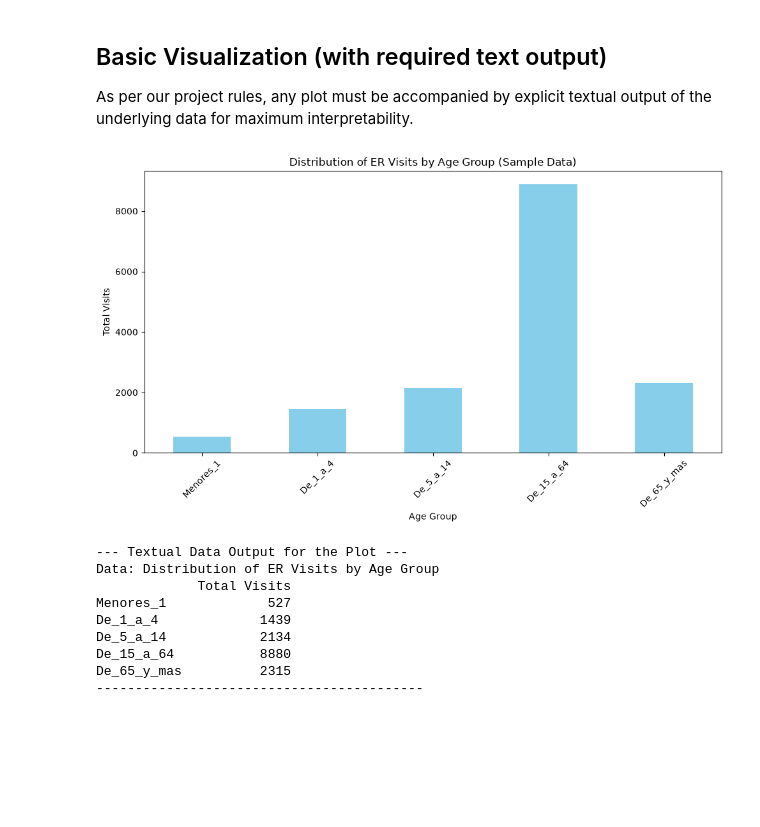
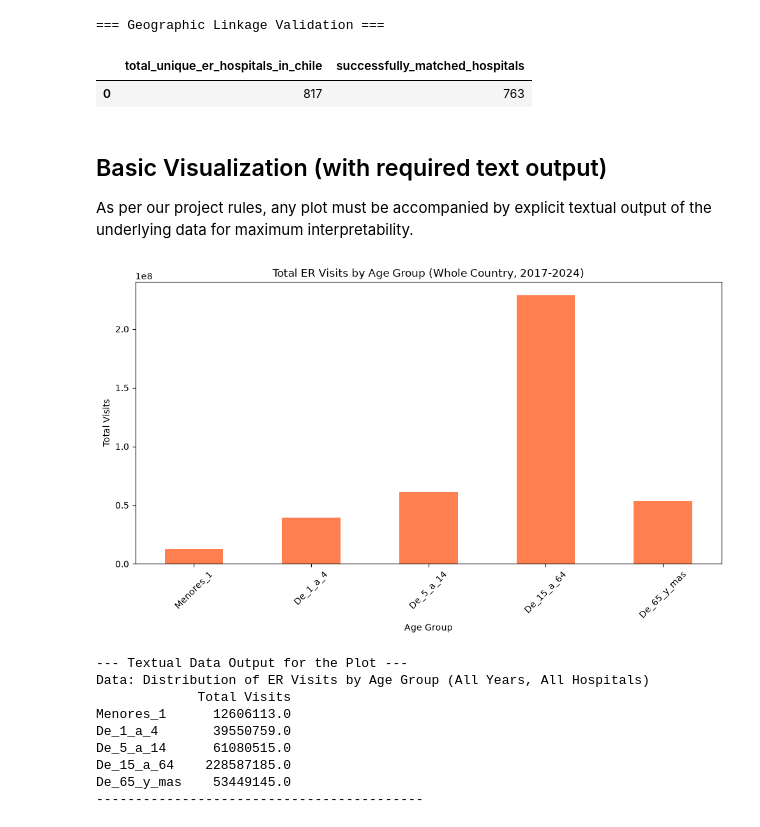
Before and after one commit to RicketyMajor/vitalflow, a Jupyter notebook: notebooks/01_data_exploration.ipynb, the cells around one changed output. Saved outputs shown, nothing was run; the diff lists cells and outputs as text; code cells hidden in the pictures; blank space fills up the shorter version.

Commit message:
feat: implement DuckDB out-of-core processing for whole country ER data

```diff
--- a/notebooks/01_data_exploration.ipynb
+++ b/notebooks/01_data_exploration.ipynb
@@ -97,0 +5,19 @@ Matches found in Hospital Catalog using CodigoAntiguo: 21
+# %%
+import duckdb
+import pandas as pd
+import matplotlib.pyplot as plt
+
+# 1. Query the whole dataset using DuckDB
+print("=== Total Country-Wide ER Visits (2017-2024) ===")
+
+query_total = """
+SELECT
+    SUM(Menores_1) as Menores_1,
+    SUM(De_1_a_4) as De_1_a_4,
+    SUM(De_5_a_14) as De_5_a_14,
+    SUM(De_15_a_64) as De_15_a_64,
+    SUM(De_65_y_mas) as De_65_y_mas
+FROM read_parquet('../data/processed/urgencias_parquet/*.parquet')
+"""
+df_totals = duckdb.query(query_total).df()
+display(df_totals)
@@ -98,37 +31,53 @@ Matches found in Hospital Catalog using CodigoAntiguo: 21
+# %%
+# Load hospitals into Pandas (safe for latin1 encoding)
+hospitals_path = '../data/raw/Atenciones de Urgencia/Establecimientos de Salud/establecimientos_20260714.csv'
+df_hosp = pd.read_csv(hospitals_path, sep=';', encoding='latin1')
+df_hosp['EstablecimientoCodigoAntiguo'] = df_hosp['EstablecimientoCodigoAntiguo'].astype(str)
+
+# Join Parquet with Pandas DataFrame via DuckDB
+query_hospitals = """
+SELECT
+    COUNT(DISTINCT u.IdEstablecimiento) as total_unique_er_hospitals_in_chile,
+    COUNT(DISTINCT h.EstablecimientoCodigoAntiguo) as successfully_matched_hospitals
+FROM read_parquet('../data/processed/urgencias_parquet/*.parquet') u
+LEFT JOIN df_hosp h
+ON u.IdEstablecimiento = h.EstablecimientoCodigoAntiguo
+"""
+df_hospitals_match = duckdb.query(query_hospitals).df()
+print("\n=== Geographic Linkage Validation ===")
+display(df_hospitals_match)
+# %% [output]
+=== Geographic Linkage Validation ===
+|  | total_unique_er_hospitals_in_chile | successfully_matched_hospitals |
+| 0 | 817 | 763 |
 # %% [markdown]
 ## Basic Visualization (with required text output)
 As per our project rules, any plot must be accompanied by explicit textual output of the underlying data for maximum interpretability.
 # %%
-# Group by age group to see distribution
-# Age columns: 'Menores_1', 'De_1_a_4', 'De_5_a_14', 'De_15_a_64', 'De_65_y_mas'
-age_columns = ['Menores_1', 'De_1_a_4', 'De_5_a_14', 'De_15_a_64', 'De_65_y_mas']
-
-# Sum the columns for our sample
-age_distribution = df_er[age_columns].sum()
-
 # Plotting the data
 plt.figure(figsize=(10, 6))
-age_distribution.plot(kind='bar', color='skyblue')
-plt.title('Distribution of ER Visits by Age Group (Sample Data)')
+totals_series = df_totals.iloc[0]
+totals_series.plot(kind='bar', color='coral')
+plt.title('Total ER Visits by Age Group (Whole Country, 2017-2024)')
 plt.xlabel('Age Group')
 plt.ylabel('Total Visits')
 plt.xticks(rotation=45)
 plt.tight_layout()
 plt.show()
 
 # REQUIRED TEXT OUTPUT (Project Rule 3)
 print("\n--- Textual Data Output for the Plot ---")
-print("Data: Distribution of ER Visits by Age Group")
-print(age_distribution.to_frame(name='Total Visits').to_string())
+print("Data: Distribution of ER Visits by Age Group (All Years, All Hospitals)")
+print(totals_series.to_frame(name='Total Visits').to_string())
 print("------------------------------------------")
 # %% [output]
-[figure, old version]
+[figure, new version]
 --- Textual Data Output for the Plot ---
-Data: Distribution of ER Visits by Age Group
+Data: Distribution of ER Visits by Age Group (All Years, All Hospitals)
              Total Visits
-Menores_1             527
-De_1_a_4             1439
-De_5_a_14            2134
-De_15_a_64           8880
-De_65_y_mas          2315
+Menores_1      12606113.0
+De_1_a_4       39550759.0
+De_5_a_14      61080515.0
+De_15_a_64    228587185.0
+De_65_y_mas    53449145.0
 ------------------------------------------
```
Also changed, not shown: parts of 7 cells of this notebook, 2 other files.
